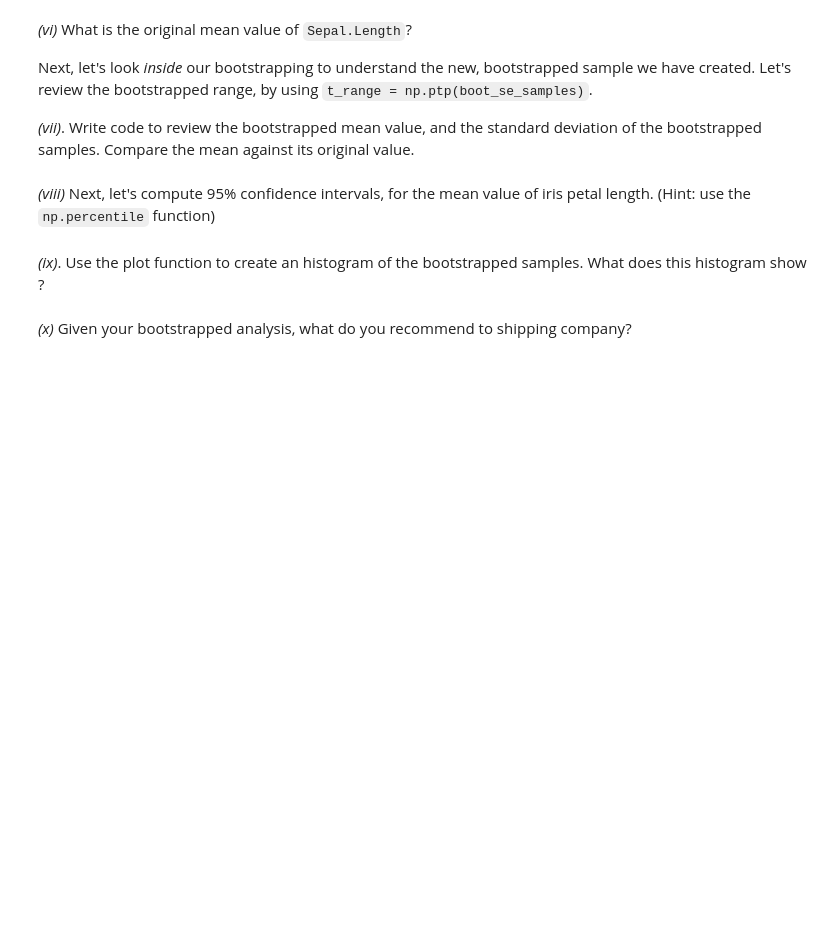
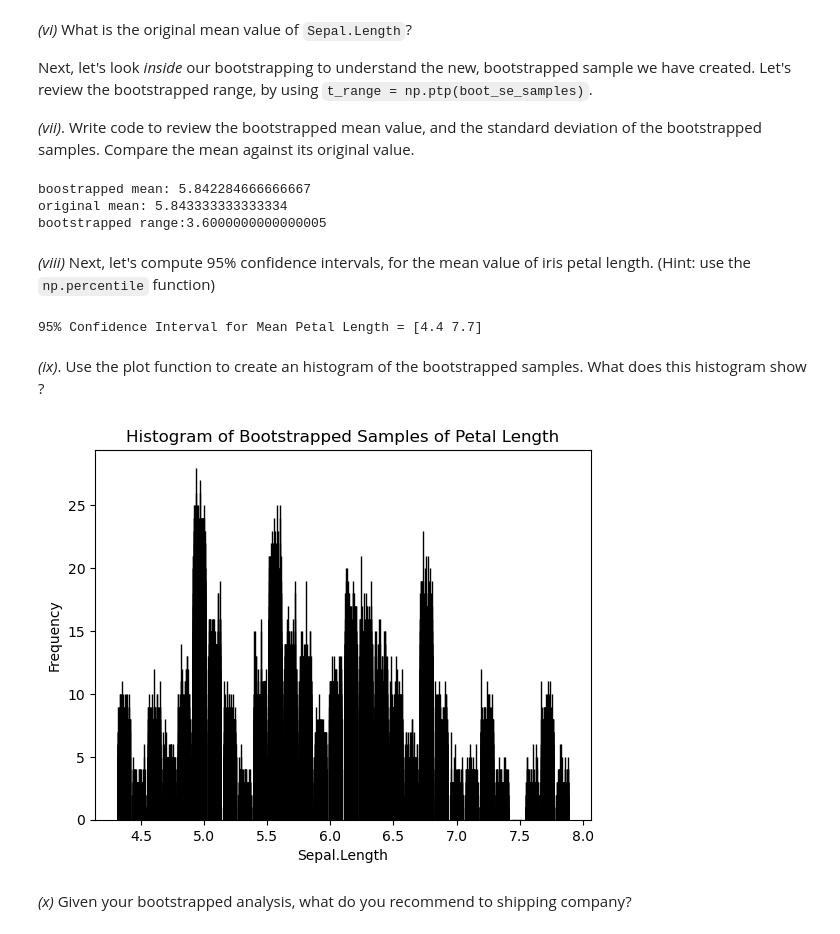
Before and after one commit to UofT-DSI/applying_statistical_concepts, a Jupyter notebook: 02_assignments/assignment_3.ipynb, the cells around one changed output. Saved outputs shown, nothing was run; the diff lists cells and outputs as text; code cells hidden in the pictures; blank space fills up the shorter version.

```diff
--- a/02_assignments/assignment_3.ipynb
+++ b/02_assignments/assignment_3.ipynb
@@ -43,6 +58,16 @@ _(iii)_ Why is it (perhaps) not sufficient to simply calculate the mean of `Sepa
 _(iv)_ We can perform bootstrapping in Python by defining a simple function using `boot_SE()` for computing the bootstrap standard error. Remember, because bootstrapping involves randomness, we must first set a seed for reproducibility!
 # %%
 # Add your code here to set the seed
+bootstrap_values = []
+def boot_SE(D, B=1000, seed=0):
+    rng = np.random.default_rng(seed)
+    n=D.shape[0]
+    for i in range(B):
+        idx = rng.choice(D.index,n,replace=True)
+        value = D[idx]
+        bootstrap_values.append(value)
+        boot_sample_mean = np.mean(value)
+    return np.std(np.array(bootstrap_values))
 # %% [markdown]
 _(v)_ Evaluate the accuracy of our alpha estimate with B = 1000
 # %%
@@ -55,32 +84,49 @@ Next, let's look _inside_ our bootstrapping to understand the new, bootstrapped
 _(vii)_. Write code to review the bootstrapped mean value, and the standard deviation of the bootstrapped samples. Compare the mean against its original value.
 # %%
 # Add your code here
+print(f'boostrapped mean: {np.mean(bootstrap_values)}')
+
+original_mean_length = np.mean(df['Sepal.Length'])
+print(f'original mean: {original_mean_length}')
+
+t_range = np.ptp(bootstrap_values)
+print(f'bootstrapped range:{t_range}')
+# %% [output]
+boostrapped mean: 5.842284666666667
+original mean: 5.843333333333334
+bootstrapped range:3.6000000000000005
 # %% [markdown]
 _(viii)_ Next, let's compute 95% confidence intervals, for the mean value of iris petal length. (Hint: use the `np.percentile` function)
 # %%
 # Add your code here
+confidence_interval = np.percentile(bootstrap_values, [2.5,97.5])
+print(f"95% Confidence Interval for Mean Petal Length = {confidence_interval}")
+# %% [output]
+95% Confidence Interval for Mean Petal Length = [4.4 7.7]
 # %% [markdown]
 _(ix)_. Use the plot function to create an histogram of the bootstrapped samples. What does this histogram show ?
 # %%
 #Complete this
 
 # Create a figure and axis
 fig, ax = plt.subplots()
 
 # Create the histogram
 #Add your code here
-
+ax.hist(bootstrap_values,bins=30,edgecolor='black')
 # Add a title
 #Add your code here
-
+ax.set_title('Histogram of Bootstrapped Samples of Petal Length')
 # Add a label to the x-axis
 #Add your code here
-
+ax.set_xlabel('Sepal.Length')
 # Add a label to the y-axis
 #Add your code here
-
+ax.set_ylabel('Frequency')
 # Show the plot
 plt.show()
+# %% [output]
+[figure, added]
 # %% [markdown]
 _(x)_ Given your bootstrapped analysis, what do you recommend to shipping company?
 # %%
```
Also changed, not shown: parts of 6 cells of this notebook.
